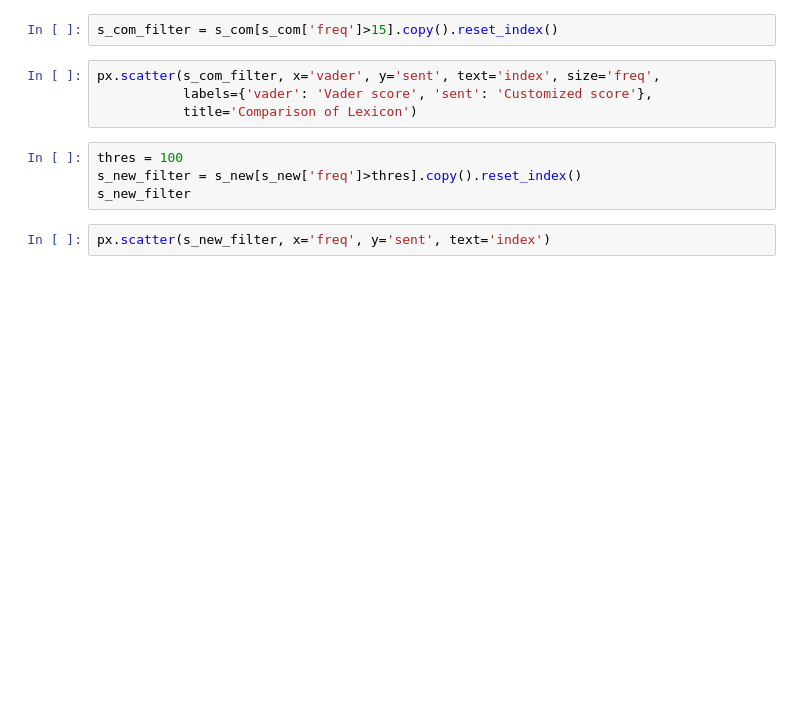
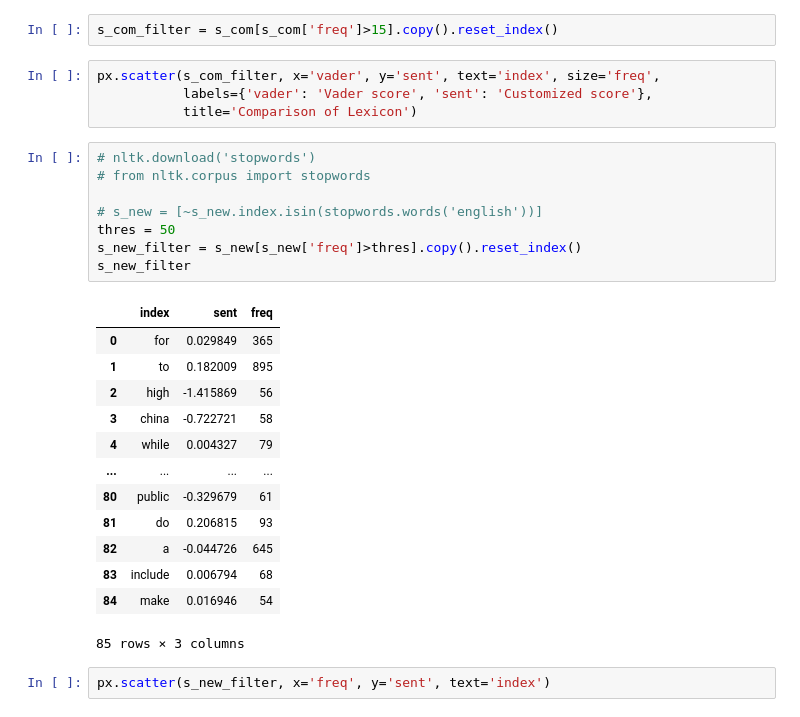
Before and after one commit to OliverZWang/CovidNewSentiment, a Jupyter notebook: labeled_news/PMI_oliver.ipynb, the cells around one changed output. Saved outputs shown, nothing was run; the diff lists cells and outputs as text; blank space fills up the shorter version.

Commit message:
label new sents with vader

```diff
--- a/labeled_news/PMI_oliver.ipynb
+++ b/labeled_news/PMI_oliver.ipynb
@@ -155,10 +159,28 @@ s_com_filter = s_com[s_com['freq']>15].copy().reset_index()
 px.scatter(s_com_filter, x='vader', y='sent', text='index', size='freq',
            labels={'vader': 'Vader score', 'sent': 'Customized score'},
            title='Comparison of Lexicon')
-# %%
-thres = 100
-s_new_filter = s_new[s_new['freq']>thres].copy().reset_index()
-s_new_filter
+# %%
+# nltk.download('stopwords')
+# from nltk.corpus import stopwords
+
+# s_new = [~s_new.index.isin(stopwords.words('english'))]
+thres = 50
+s_new_filter = s_new[s_new['freq']>thres].copy().reset_index()
+s_new_filter
+# %% [output]
+|  | index | sent | freq |
+| 0 | for | 0.029849 | 365 |
+| 1 | to | 0.182009 | 895 |
+| 2 | high | -1.415869 | 56 |
+| 3 | china | -0.722721 | 58 |
+| 4 | while | 0.004327 | 79 |
+| ... | ... | ... | ... |
+| 80 | public | -0.329679 | 61 |
+| 81 | do | 0.206815 | 93 |
+| 82 | a | -0.044726 | 645 |
+| 83 | include | 0.006794 | 68 |
+| 84 | make | 0.016946 | 54 |
+85 rows × 3 columns
 # %%
 px.scatter(s_new_filter, x='freq', y='sent', text='index')
 # %%
```
Also changed, not shown: parts of 8 cells of this notebook, 5 other files.
